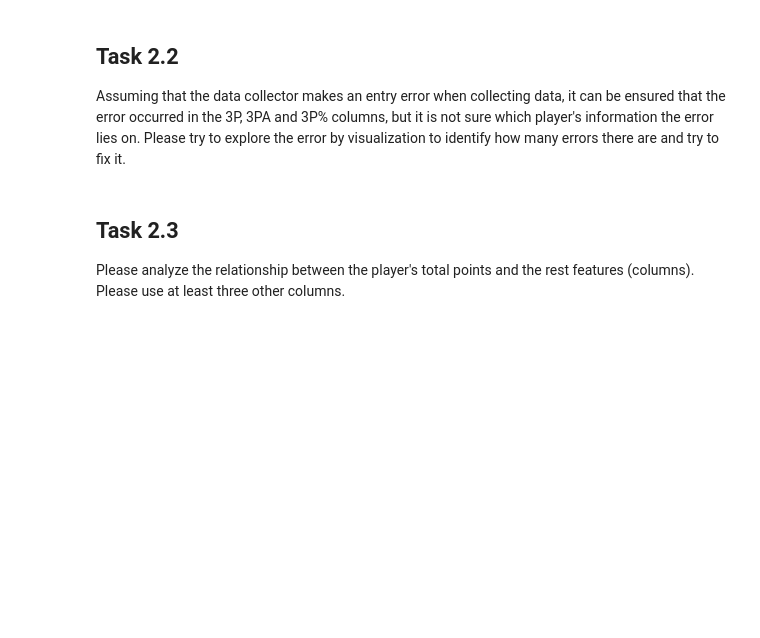
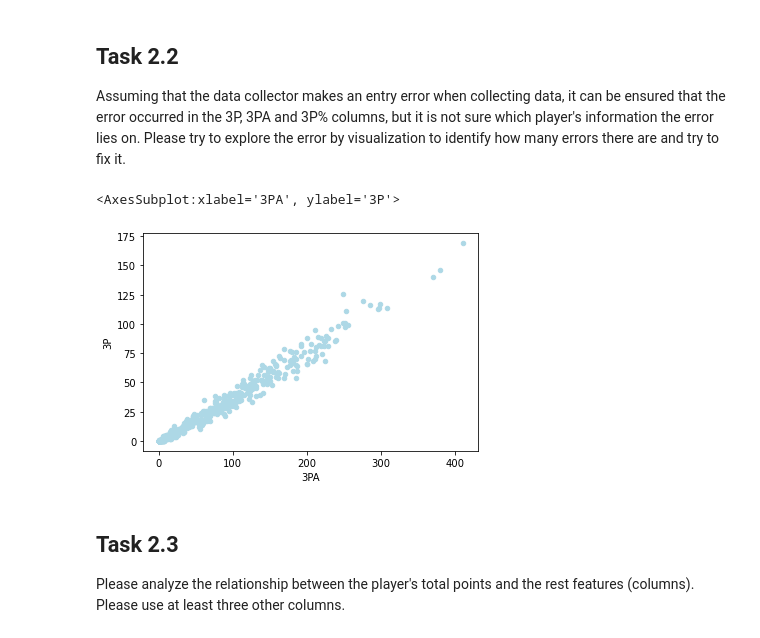
Before and after one commit to abir1997/nba-data-analysis, a Jupyter notebook: s3677701.ipynb, the cells around one changed output. Drawn from its saved outputs; the diff is of its cells as text; code cells hidden in the pictures; blank space fills up the shorter version.

```diff
--- a/s3677701.ipynb
+++ b/s3677701.ipynb
@@ -250,6 +232,13 @@ plt.show()
 Assuming that the data collector makes an entry error when collecting data, it can be ensured that the error occurred in the 3P, 3PA and 3P% columns, but it is not sure which player's information the error lies on. Please try to explore the error by visualization to identify how many errors there are and try to fix it.
 # %%
 # Code goes after this line by adding cells
+# %%
+data.plot.scatter(x='3PA',
+                  y='3P',
+                  c='LightBlue')
+# %% [output]
+<AxesSubplot:xlabel='3PA', ylabel='3P'>
+[figure, added]
 # %% [markdown]
 ## Task 2.3
 Please analyze the relationship between the player's total points and the rest features (columns). Please use at least three other columns.
```
Also changed, not shown: parts of 1 cell of this notebook.
